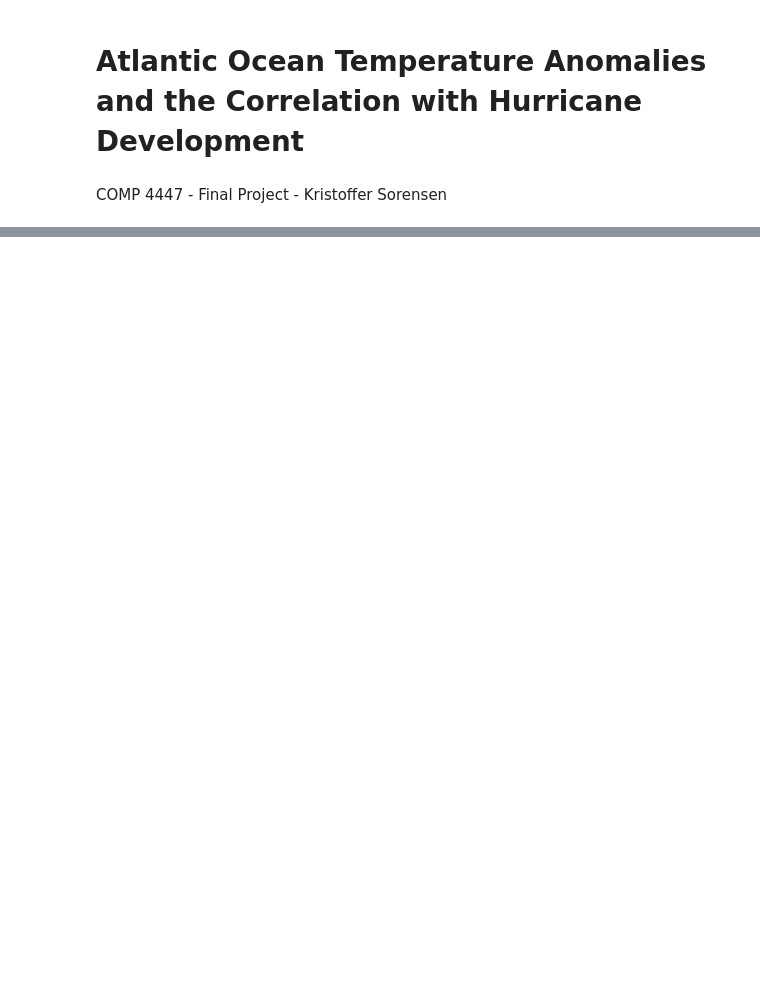
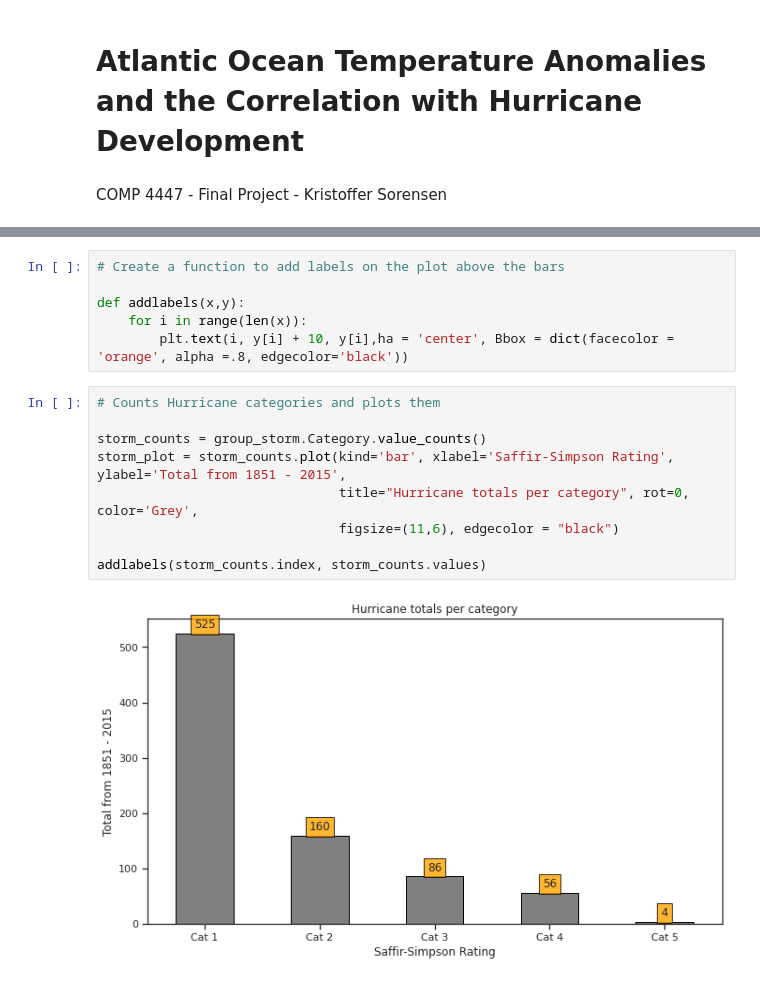
Before and after one commit to ktsorensenWX/TOOL1_Final_Project, a Jupyter notebook: Sorensen_Kristoffer_FinalProject.ipynb, the cells around one changed output, grey strips where cells are left out. Cells and saved outputs as stored; diff of their text form; blank space fills up the shorter version.

```diff
--- a/Sorensen_Kristoffer_FinalProject.ipynb
+++ b/Sorensen_Kristoffer_FinalProject.ipynb
@@ -14,0 +126,17 @@ The first sections will clean both datasets, using pandas to do so. Our focus is
+# %%
+# Create a function to add labels on the plot above the bars
+
+def addlabels(x,y):
+    for i in range(len(x)):
+        plt.text(i, y[i] + 10, y[i],ha = 'center', Bbox = dict(facecolor = 'orange', alpha =.8, edgecolor='black'))
+# %%
+# Counts Hurricane categories and plots them
+
+storm_counts = group_storm.Category.value_counts()
+storm_plot = storm_counts.plot(kind='bar', xlabel='Saffir-Simpson Rating', ylabel='Total from 1851 - 2015',
+                               title="Hurricane totals per category", rot=0, color='Grey',
+                               figsize=(11,6), edgecolor = "black")
+
+addlabels(storm_counts.index, storm_counts.values)
+# %% [output]
+[figure, added]
```
Also changed, not shown: parts of 31 cells of this notebook.
